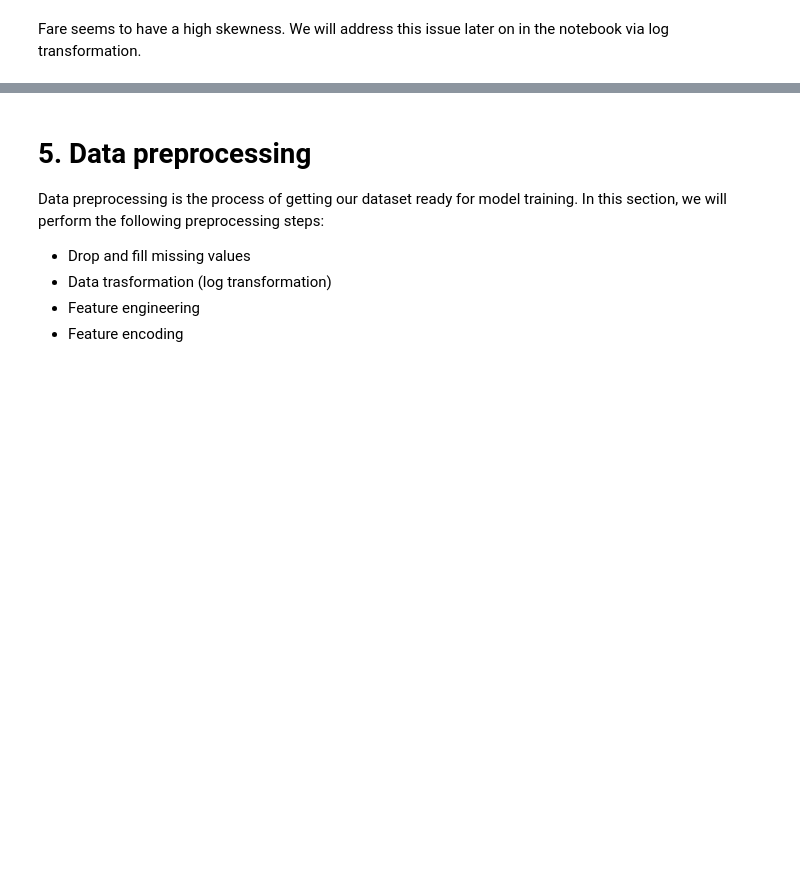
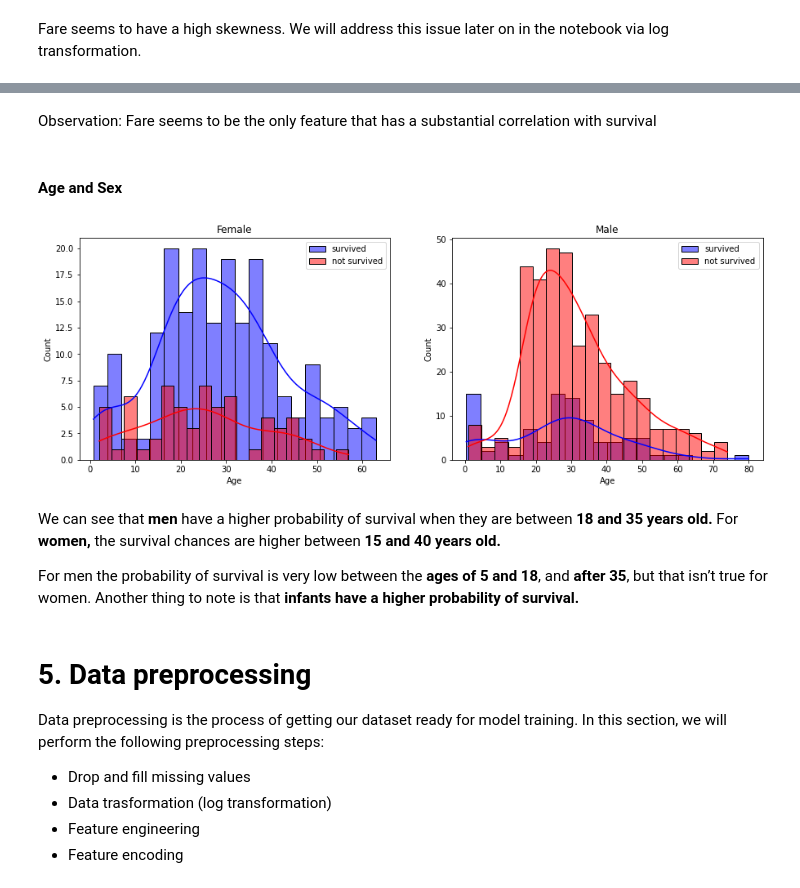
Before and after one commit to benpalay/TitanicSE, a Jupyter notebook: final Gias.ipynb, the cells around one changed output, grey strips where cells are left out. Drawn from its saved outputs; the diff is of its cells as text; code cells hidden in the pictures; blank space fills up the shorter version.

```diff
--- a/final Gias.ipynb
+++ b/final Gias.ipynb
@@ -522,3 +562,33 @@ Fare seems to have a high skewness. We will address this issue later on in the n
+# %% [markdown]
+Observation: Fare seems to be the only feature that has a substantial correlation with survival
+# %% [markdown]
+#### Age and Sex
+# %%
+survived = 'survived'
+not_survived = 'not survived'
+
+fig, axes = plt.subplots(nrows=1, ncols=2, figsize=(15, 5))
+
+women = train[train['Sex']=='female']
+men = train[train['Sex']=='male']
+
+# Plot Female Survived vs Not-Survived distribution
+ax = sns.histplot(women[women['Survived']==1].Age.dropna(), bins=20, label = survived, ax = axes[0],color='b', kde=True)
+ax = sns.histplot(women[women['Survived']==0].Age.dropna(), bins=20, label = not_survived, ax = axes[0],color='r', kde=True)
+ax.legend()
+ax.set_title('Female')
+
+# Plot Male Survived vs Not-Survived distribution
+ax = sns.histplot(men[men['Survived']==1].Age.dropna(), bins=20, label = survived, ax = axes[1],color='b', kde=True)
+ax = sns.histplot(men[men['Survived']==0].Age.dropna(), bins=20, label = not_survived, ax = axes[1],color='r', kde=True)
+ax.legend()
+ax.set_title('Male');
+# %% [output]
+[figure, added]
+# %% [markdown]
+We can see that __men__ have a higher probability of survival when they are between __18 and 35 years old.__ For __women,__ the survival chances are higher between __15 and 40 years old.__
+
+For men the probability of survival is very low between the __ages of 5 and 18__, and __after 35__, but that isn’t true for women. Another thing to note is that __infants have a higher probability of survival.__
 # %% [markdown]
 # 5. Data preprocessing
 
```
Also changed, not shown: parts of 15 cells of this notebook.
